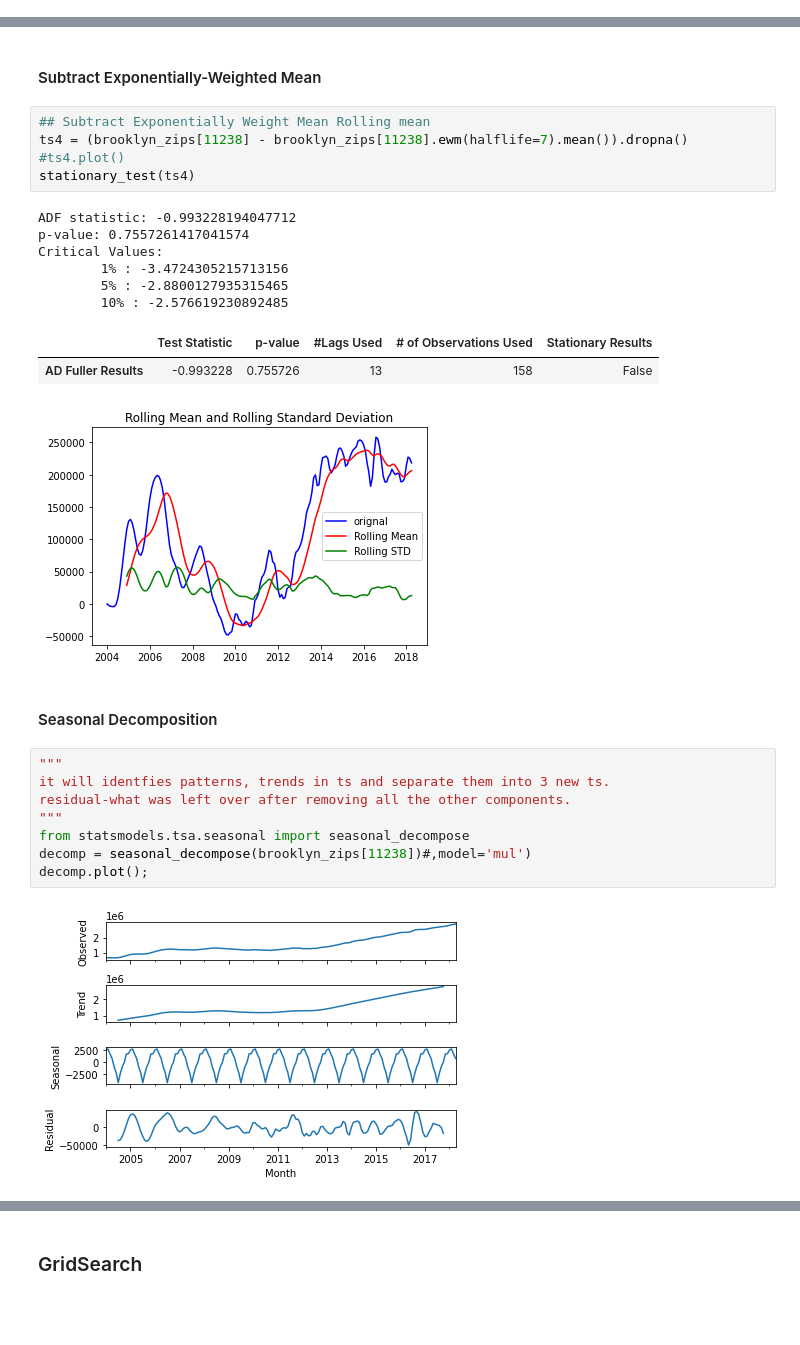
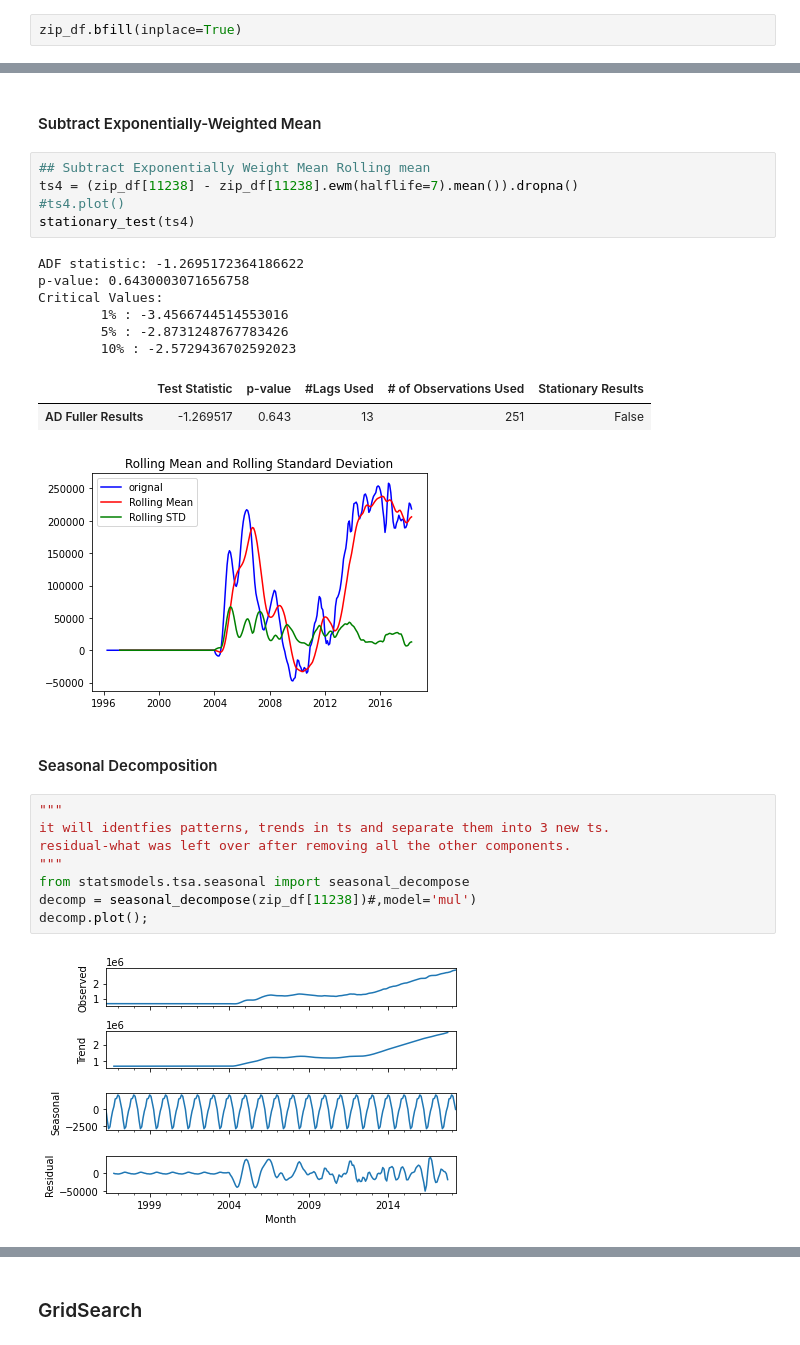
Before and after one commit to davidrtorres/Model-4-Brooklyn-Real-Estate-Investment, a Jupyter notebook: time-series/starter_notebook-Copy5.ipynb, the cells around one changed output, grey strips where cells are left out. Drawn from its saved outputs; the diff is of its cells as text; blank space fills up the shorter version.

```diff
--- a/time-series/starter_notebook-Copy5.ipynb
+++ b/time-series/starter_notebook-Copy5.ipynb
@@ -215,0 +236,2 @@ DatetimeIndex(['1996-04-01', '1996-05-01', '1996-06-01', '1996-07-01',
+# %%
+zip_df.bfill(inplace=True)
@@ -602,19 +633,19 @@ Critical Values:
 #### Subtract Exponentially-Weighted Mean
 # %%
 ## Subtract Exponentially Weight Mean Rolling mean
-ts4 = (brooklyn_zips[11238] - brooklyn_zips[11238].ewm(halflife=7).mean()).dropna()
+ts4 = (zip_df[11238] - zip_df[11238].ewm(halflife=7).mean()).dropna()
 #ts4.plot()
 stationary_test(ts4)
 # %% [output]
-ADF statistic: -0.993228194047712
-p-value: 0.7557261417041574
+ADF statistic: -1.2695172364186622
+p-value: 0.6430003071656758
 Critical Values:
-        1% : -3.4724305215713156
-        5% : -2.8800127935315465
-        10% : -2.576619230892485
+        1% : -3.4566744514553016
+        5% : -2.8731248767783426
+        10% : -2.5729436702592023
 |  | Test Statistic | p-value | #Lags Used | # of Observations Used | Stationary Results |
-| AD Fuller Results | -0.993228 | 0.755726 | 13 | 158 | False |
+| AD Fuller Results | -1.269517 | 0.643 | 13 | 251 | False |
-[figure, old version]
+[figure, new version]
 # %% [markdown]
 #### Seasonal Decomposition
 # %%
@@ -623,10 +654,10 @@ it will identfies patterns, trends in ts and separate them into 3 new ts.
 residual-what was left over after removing all the other components.
 """
 from statsmodels.tsa.seasonal import seasonal_decompose
-decomp = seasonal_decompose(brooklyn_zips[11238])#,model='mul')
+decomp = seasonal_decompose(zip_df[11238])#,model='mul')
 decomp.plot();
 # %% [output]
-[figure, old version]
+[figure, new version]
 # %%
 ## Get ADFuller Results for seasonal component
 stationary_test(decomp.seasonal)
```
Also changed, not shown: parts of 28 cells of this notebook, 2 other files.
